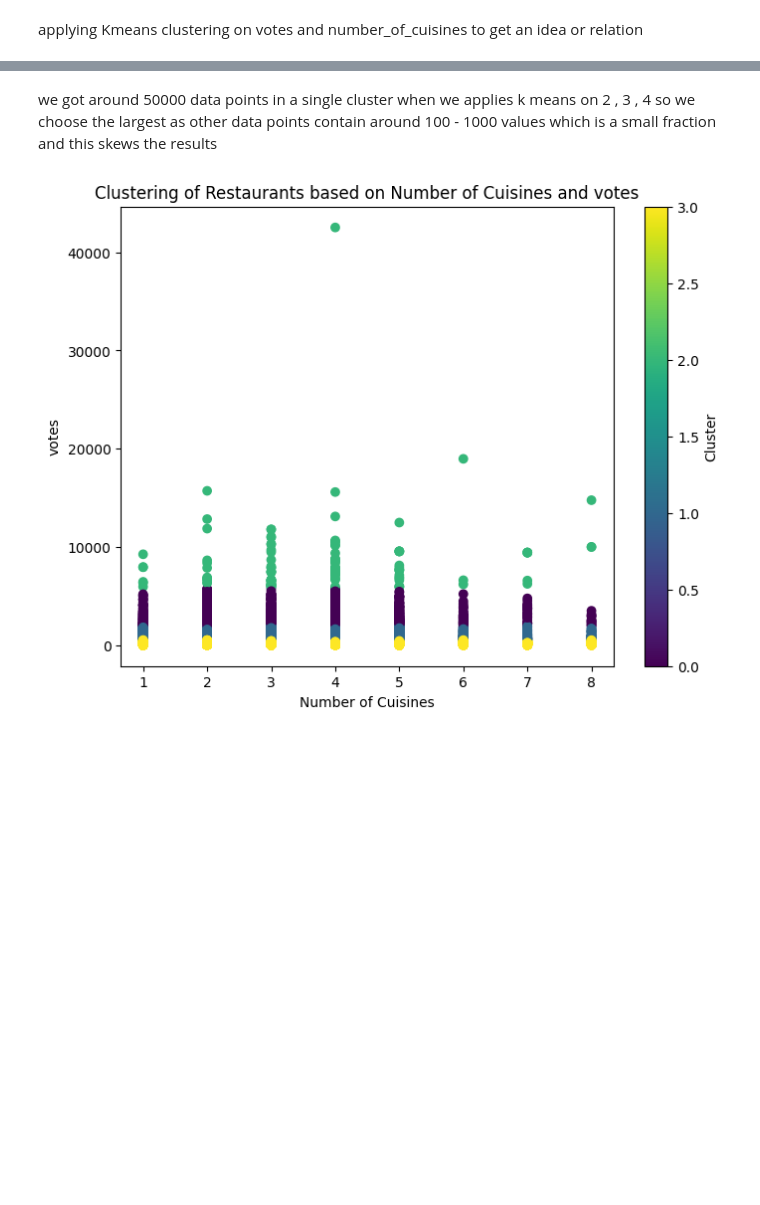
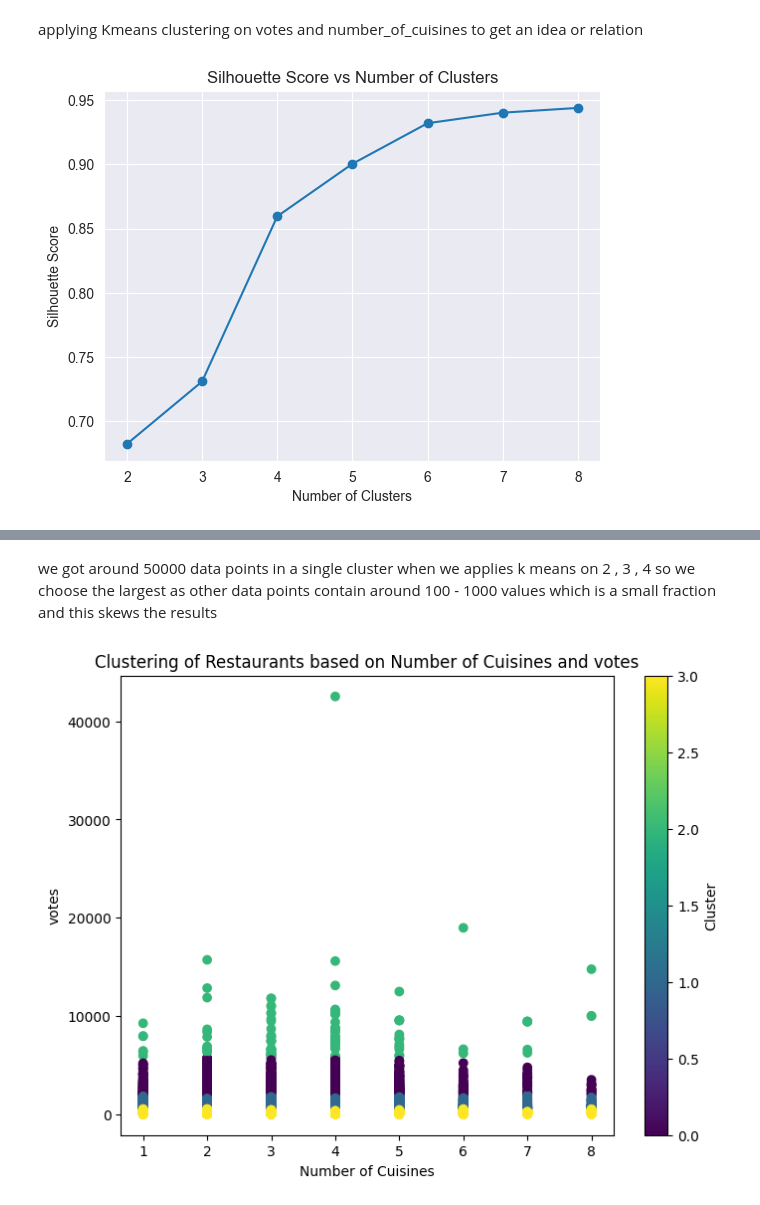
Before and after one commit to ikuchbhi/CSF415-Popular-Dishes-Finder, a Jupyter notebook: clustering/exec.ipynb, the cells around one changed output, grey strips where cells are left out. Cells and saved outputs as stored; diff of their text form; code cells hidden in the pictures; blank space fills up the shorter version.

```diff
--- a/clustering/exec.ipynb
+++ b/clustering/exec.ipynb
@@ -46,6 +41,41 @@ df.head()
 | 4 | 4 | The Salt Cafe Kitchen & Bar | Agra | Tajganj | North Indian, Continental, Italian | 1000 | 4.9 | Excellent | ... |
 # %% [markdown]
 applying Kmeans clustering on votes and number_of_cuisines to get an idea or relation
+# %%
+from sklearn.cluster import KMeans
+from sklearn.metrics import silhouette_score
+import matplotlib.pyplot as plt
+
+# Assuming 'df' is your DataFrame containing 'num_cuisines' and 'votes' columns
+
+# Selecting the columns
+data = df[['num_cuisines', 'votes']]
+
+# Normalizing the data
+data_normalized = (data - data.min()) / (data.max() - data.min())
+
+# Range of clusters to try
+range_n_clusters = [2, 3, 4, 5, 6, 7, 8]
+
+silhouette_scores = []
+
+for n_clusters in range_n_clusters:
+    # Applying KMeans clustering
+    kmeans = KMeans(n_clusters=n_clusters, random_state=42)
+    cluster_labels = kmeans.fit_predict(data_normalized)
+
+    # Calculating silhouette score
+    silhouette_avg = silhouette_score(data_normalized, cluster_labels)
+    silhouette_scores.append(silhouette_avg)
+
+# Plotting silhouette scores
+plt.plot(range_n_clusters, silhouette_scores, marker='o')
+plt.xlabel('Number of Clusters')
+plt.ylabel('Silhouette Score')
+plt.title('Silhouette Score vs Number of Clusters')
+plt.show()
+# %% [output]
+[figure, added]
 # %%
 from sklearn.cluster import KMeans
 X = df[['num_cuisines', 'votes']]
```
Also changed, not shown: parts of 35 cells of this notebook, 1 other file.
